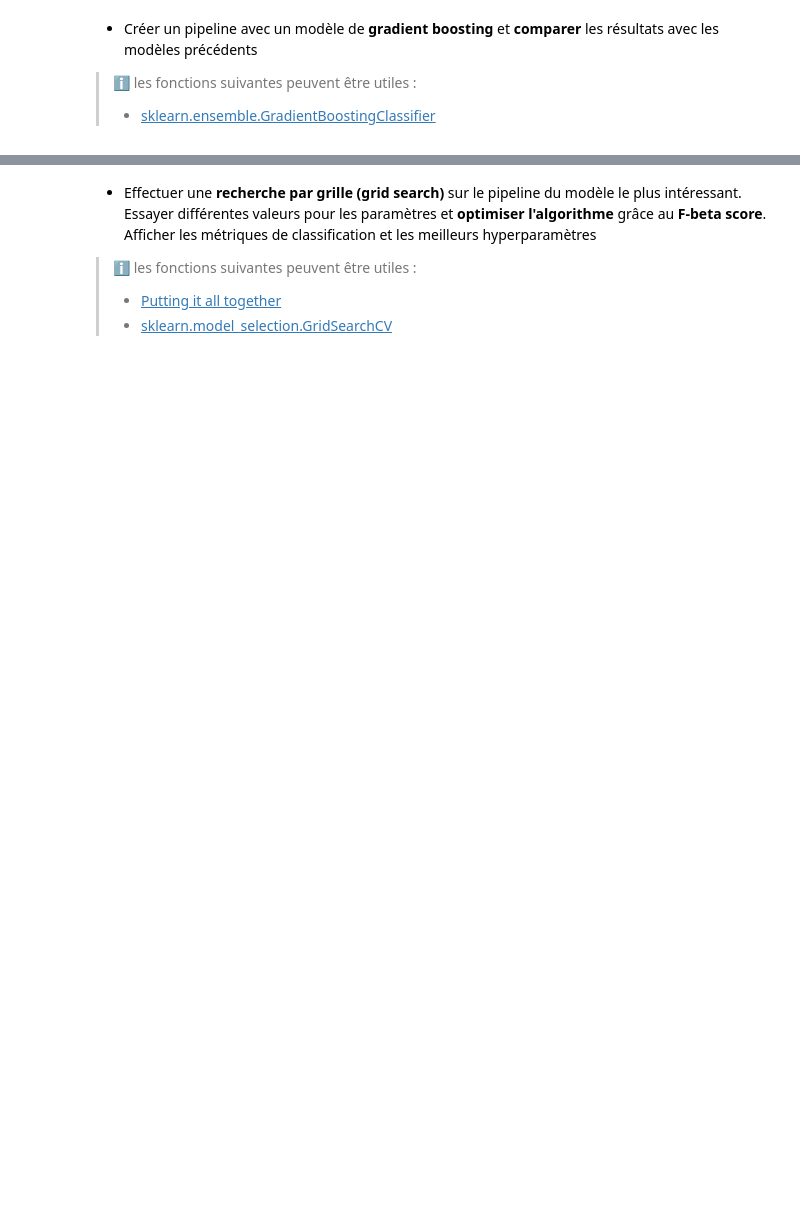
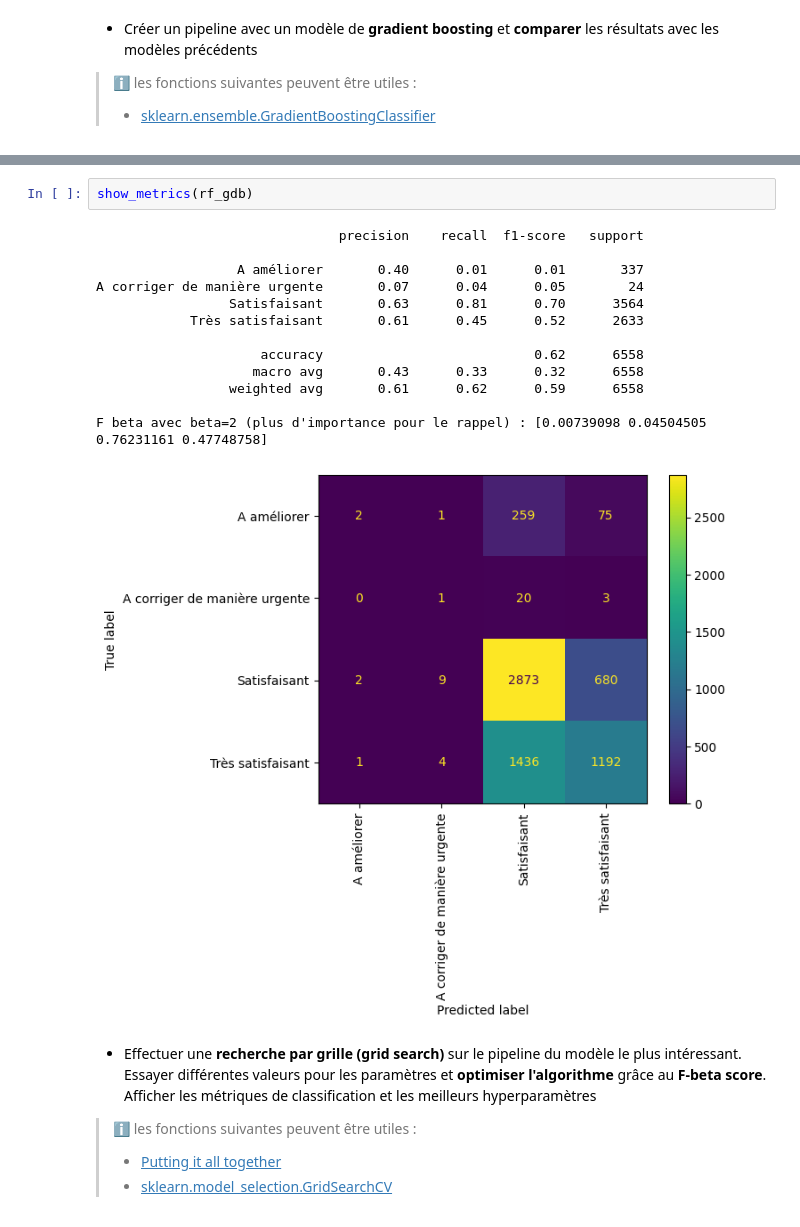
Before and after one commit to Pierre-Loic/Formation-DA-GEM-2022, a Jupyter notebook: Semaine_4_02-01_05-01/Activite_1_classification_corrige.ipynb, the cells around one changed output, grey strips where cells are left out. Cells and saved outputs as stored; diff of their text form; blank space fills up the shorter version.

```diff
--- a/Semaine_4_02-01_05-01/Activite_1_classification_corrige.ipynb
+++ b/Semaine_4_02-01_05-01/Activite_1_classification_corrige.ipynb
@@ -637,3 +705,19 @@ F beta avec beta=2 (plus d'importance pour le rappel) : [0.         0.         0
+# %%
+show_metrics(rf_gdb)
+# %% [output]
+                               precision    recall  f1-score   support
+
+                  A améliorer       0.40      0.01      0.01       337
+A corriger de manière urgente       0.07      0.04      0.05        24
+                 Satisfaisant       0.63      0.81      0.70      3564
+            Très satisfaisant       0.61      0.45      0.52      2633
+
+                     accuracy                           0.62      6558
+                    macro avg       0.43      0.33      0.32      6558
+                 weighted avg       0.61      0.62      0.59      6558
+
+F beta avec beta=2 (plus d'importance pour le rappel) : [0.00739098 0.04504505 0.76231161 0.47748758]
+[figure, added]
 # %% [markdown]
 - Effectuer une **recherche par grille (grid search)** sur le pipeline du modèle le plus intéressant. Essayer différentes valeurs pour les paramètres et **optimiser l'algorithme** grâce au **F-beta score**. Afficher les métriques de classification et les meilleurs hyperparamètres
 
```
Also changed, not shown: parts of 37 cells of this notebook, 2 other files.
